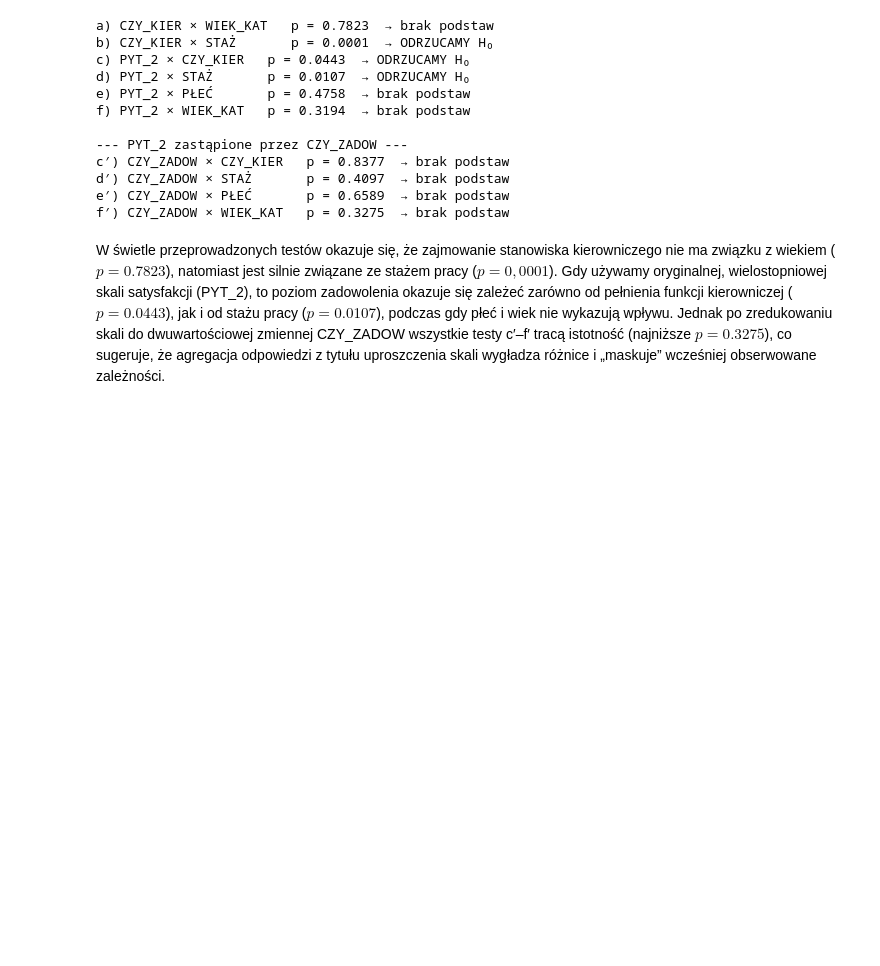
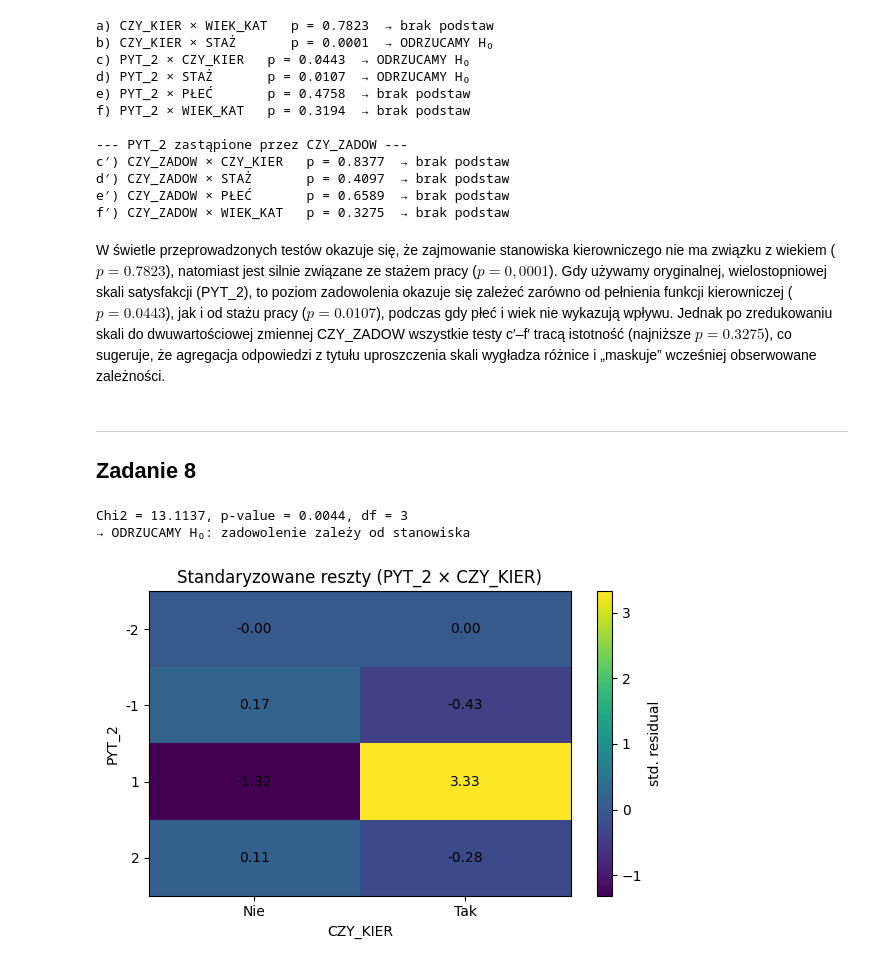
Before and after one commit to mathieuboro/Analysis_of_Survey_Data, a Jupyter notebook: Sprawozdanie2.ipynb, the cells around one changed output. Drawn from its saved outputs; the diff is of its cells as text; code cells hidden in the pictures; blank space fills up the shorter version.

```diff
--- a/Sprawozdanie2.ipynb
+++ b/Sprawozdanie2.ipynb
@@ -288,3 +289,46 @@ e′) CZY_ZADOW × PŁEĆ       p = 0.6589  → brak podstaw
 f′) CZY_ZADOW × WIEK_KAT   p = 0.3275  → brak podstaw
 # %% [markdown]
 W świetle przeprowadzonych testów okazuje się, że zajmowanie stanowiska kierowniczego nie ma związku z wiekiem ($p = 0.7823$), natomiast jest silnie związane ze stażem pracy ($p = 0,0001$). Gdy używamy oryginalnej, wielostopniowej skali satysfakcji (PYT_2), to poziom zadowolenia okazuje się zależeć zarówno od pełnienia funkcji kierowniczej ($p = 0.0443$), jak i od stażu pracy ($p = 0.0107$), podczas gdy płeć i wiek nie wykazują wpływu. Jednak po zredukowaniu skali do dwuwartościowej zmiennej CZY_ZADOW wszystkie testy c′–f′ tracą istotność (najniższe $p = 0.3275$), co sugeruje, że agregacja odpowiedzi z tytułu uproszczenia skali wygładza różnice i „maskuje” wcześniej obserwowane zależności.
+# %% [markdown]
+___
+## Zadanie 8
+# %%
+from scipy import stats    # Pojawiał się błąd, gdy bez tego
+
+table = pd.crosstab(df["PYT_2"], df["CZY_KIER"])
+
+chi2, p, dof, expected = stats.chi2_contingency(table, correction=False)
+
+print(f"Chi2 = {chi2:.4f}, p-value = {p:.4f}, df = {dof}")
+if p < 0.05:
+    print("→ ODRZUCAMY H₀: zadowolenie zależy od stanowiska")
+else:
+    print("→ Brak podstaw do odrzucenia H₀: zadowolenie niezależne od stanowiska")
+
+# Standaryzowane reszty
+residuals = (table - expected) / np.sqrt(expected)
+
+# Wykres asocjacyjny standaryzowanych reszt
+fig, ax = plt.subplots(figsize=(6, 4))
+im = ax.imshow(residuals.values, aspect='auto')
+
+ax.set_xticks(np.arange(len(table.columns)))
+ax.set_yticks(np.arange(len(table.index)))
+ax.set_xticklabels(table.columns)
+ax.set_yticklabels(table.index)
+ax.set_xlabel("CZY_KIER")
+ax.set_ylabel("PYT_2")
+ax.set_title("Standaryzowane reszty (PYT_2 × CZY_KIER)")
+
+for i in range(residuals.shape[0]):
+    for j in range(residuals.shape[1]):
+        ax.text(j, i, f"{residuals.values[i,j]:.2f}",
+                ha="center", va="center")
+
+fig.colorbar(im, ax=ax, orientation="vertical", label="std. residual")
+plt.tight_layout()
+plt.show()
+# %% [output]
+Chi2 = 13.1137, p-value = 0.0044, df = 3
+→ ODRZUCAMY H₀: zadowolenie zależy od stanowiska
+[figure, added]
```
Also changed, not shown: parts of 10 cells of this notebook.
